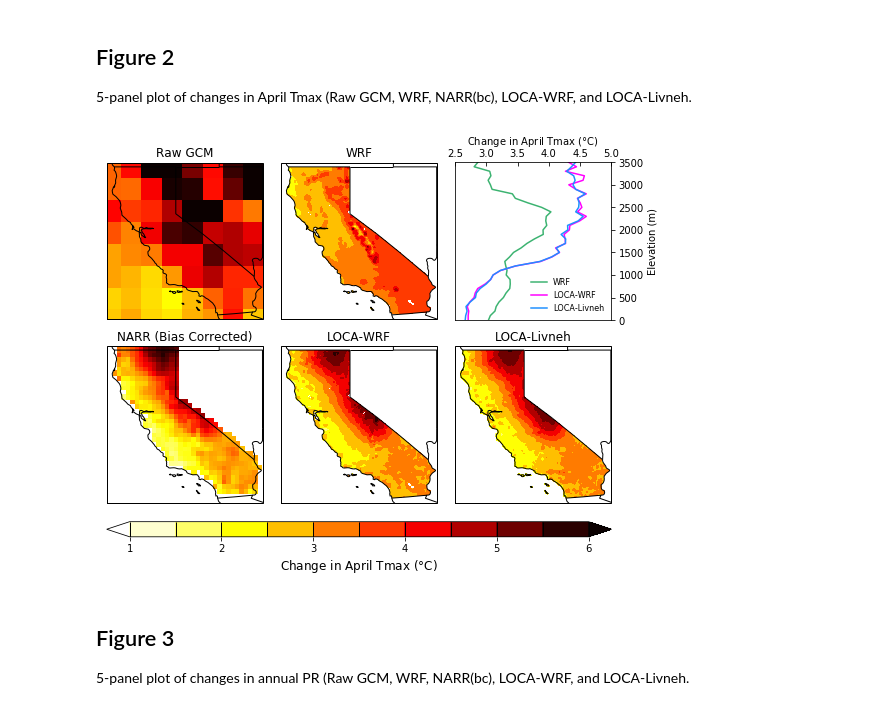
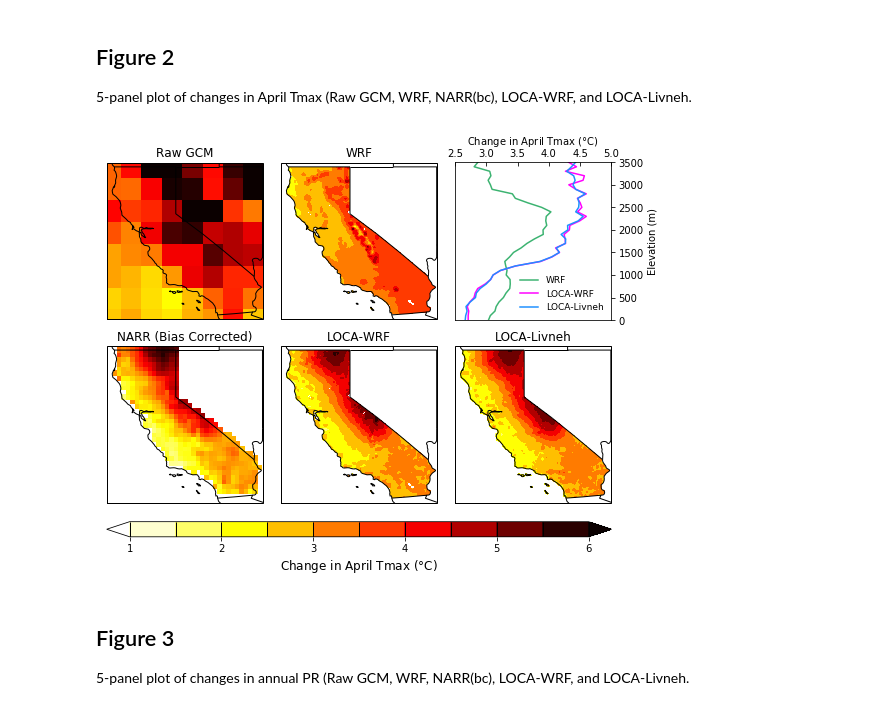
Before and after one commit to neil-berg/doe-downscaling, a Jupyter notebook: paper-figures.ipynb, the cells around one changed output. Saved outputs shown, nothing was run; the diff lists cells and outputs as text; code cells hidden in the pictures.

```diff
--- a/paper-figures.ipynb
+++ b/paper-figures.ipynb
@@ -291,7 +291,7 @@ ax3.yaxis.set_label_position('right')
 ax3.xaxis.tick_top()
 ax3.xaxis.set_label_position('top')
 ax3.tick_params(axis='x', direction='in')
-ax3.legend(loc='lower right', frameon=False, fontsize=8)
+ax3.legend(loc='lower right', frameon=False, fontsize=9)
 ax3.set_ylabel('Elevation (m)')
 ax3.set_xlabel('Change in April Tmax ('+r'$\degree$'+'C)')
 ax3.set_ylim(0,3500)
@@ -325,34 +325,36 @@ ax5.set_aspect(abs(x1-x0)/abs(y1-y0))
 
 # LOCA-Livneh
 ax6 = fig.add_subplot(2, 3, 6, projection=ccrs.PlateCarree())
 ax6.coastlines('50m')
 ax6.set_title('LOCA-Livneh', fontsize=12)
 ax6.add_feature(states_provinces, edgecolor='black')
 ax6.add_feature(cfeature.BORDERS)
 ax6.set_extent([235.25,246,32.25,42.25])
 plot6 = ax6.contourf(same_lon, same_lat, loca_livneh_change_tmax, plot_ticks,
                      transform=ccrs.PlateCarree(), cmap='hot_r', extend='both')
 ax6.set_aspect(abs(x1-x0)/abs(y1-y0))
 
 fig.tight_layout(h_pad=-3)
 
 # Obtain axes coordinates for each subplot for colorbar positioning
 ax1_pos = ax1.get_position() # details on ax1_pos.x0, .y0, .x1, .y1, .height .width
 ax2_pos = ax2.get_position()
 ax3_pos = ax3.get_position()
 ax4_pos = ax4.get_position()
 ax5_pos = ax5.get_position()
 ax6_pos = ax6.get_position()
 
 # Colorbar for all panels
 cbar_height = 0.035
 cbar_ax = fig.add_axes([ax4_pos.x0, ax4_pos.y0-.02, ax6_pos.x1-ax4_pos.x0, cbar_height]) # bottom left corner x,y, and width, height
 cbar = plt.colorbar(plot2, cax=cbar_ax, orientation='horizontal', drawedges=True, extend='both')
 cbar.dividers.set_edgecolor('black')
 cbar.dividers.set_linewidth(1)
 cbar.set_label('Change in April Tmax '+'('+r'$\degree$'+'C)', fontsize=12)
+
+#plt.savefig('/Users/nberg/Desktop/comparison.eps', dpi=300, bbox_inches='tight')
 # %% [output]
-[figure, old version]
+[figure, new version]
 # %% [markdown]
 ## Figure 3
 
```
